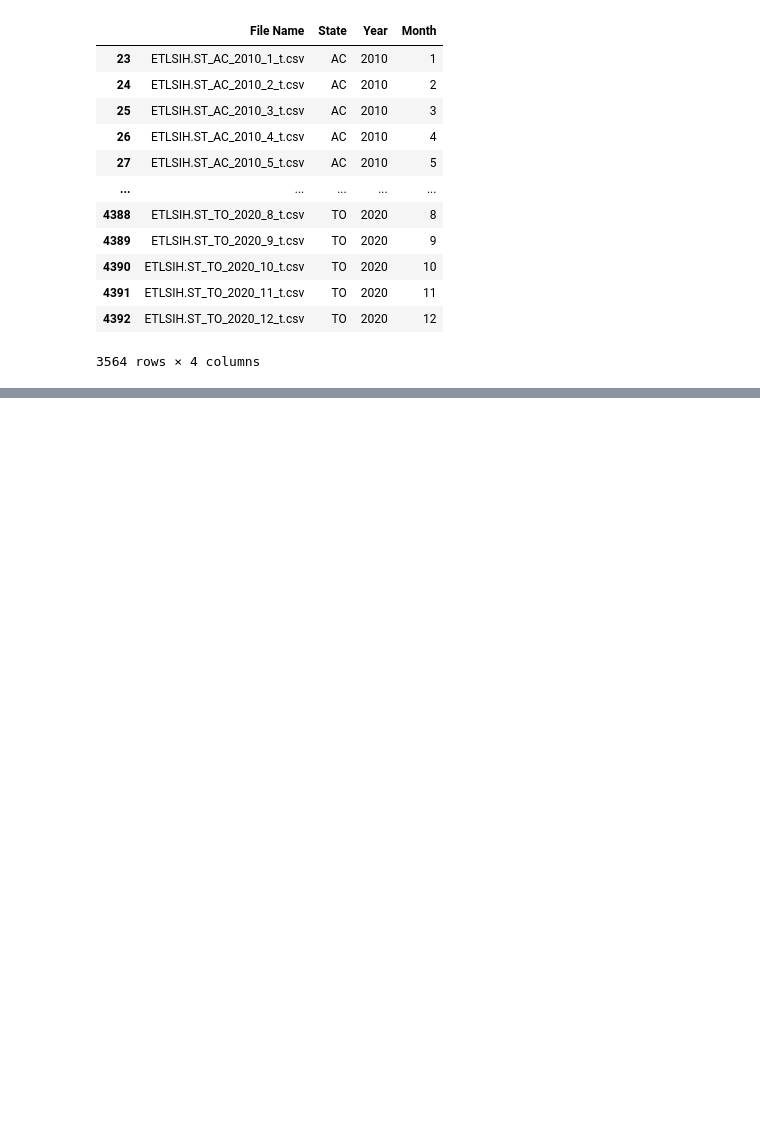
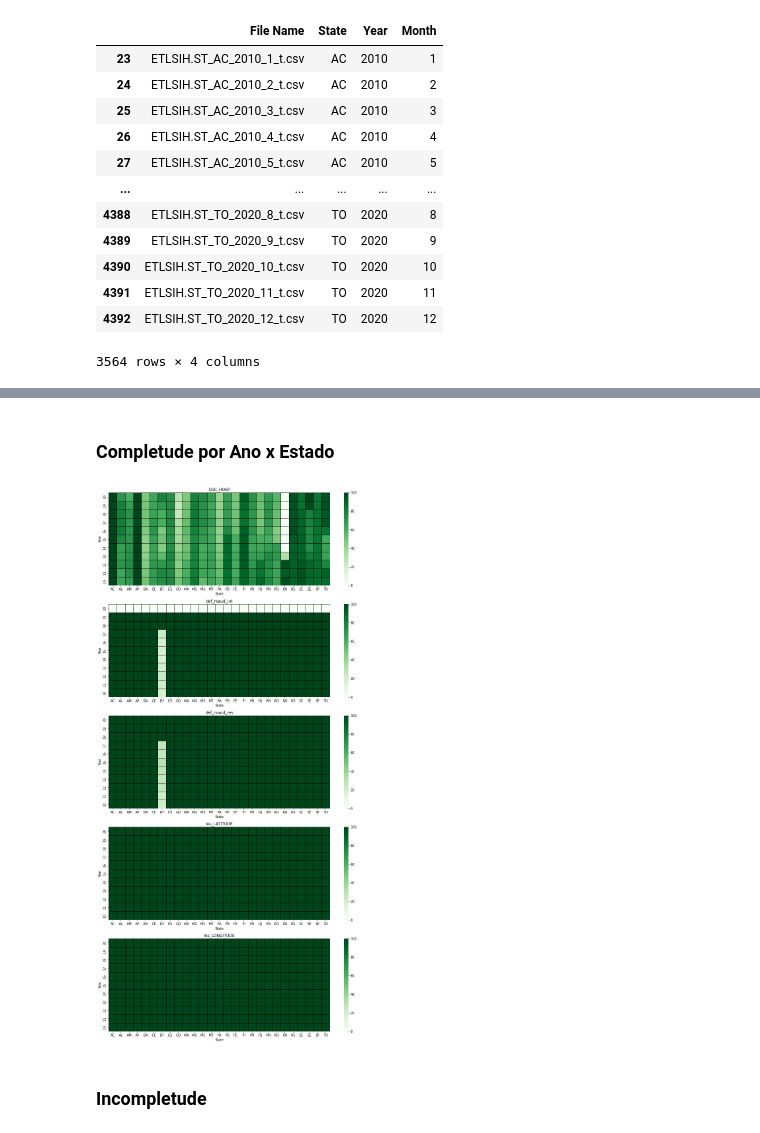
Before and after one commit to lucaslopes/gestantes, a Jupyter notebook: notebook.ipynb, the cells around one changed output, grey strips where cells are left out. Drawn from its saved outputs; the diff is of its cells as text; code cells hidden in the pictures; blank space fills up the shorter version.

```diff
--- a/notebook.ipynb
+++ b/notebook.ipynb
@@ -170,0 +209,2 @@ tabelas
+# %%
+NOTNULL_OUTPUT = 'data/info/notnull.csv'
@@ -170,0 +240,6 @@ tabelas
+# %%
+dict_cols['Completude'] = dict_cols['Coluna'].apply(
+    lambda col : round(
+        notnulls[col].sum() / notnulls['Rows'].sum() * 100,
+        2))
+dict_cols
@@ -170,0 +264,5 @@ tabelas
+# %%
+uncomplt_cols = dict_cols[
+    (dict_cols['Completude'] != 100) & (dict_cols['Completude'] != 0)]
+uncomplt_cols = uncomplt_cols.sort_values(by=['Completude'])
+uncomplt_cols
@@ -170,0 +276,34 @@ tabelas
+# %% [markdown]
+### Completude por Ano x Estado
+# %%
+def completness_by_year_state(column):
+    col_order = ['Year', 'State', 'Percent']
+    df = notnulls[col_order[:2]].copy()
+    df['Percent'] = round(notnulls[column] / notnulls['Rows'] * 100,2)
+    df = df[col_order].groupby(
+        by = col_order[:2],
+        as_index = False).mean()
+    df['Year'] = [int(str(year)[-2:])
+        for year in df['Year']]
+    df = df.pivot(*col_order)
+    df = df.sort_values(
+        by = 'Year',
+        ascending = False)
+    return df
+# %%
+f, axes = plt.subplots(5, 1, figsize=(15, 30))#, sharex=True)
+for i, col in enumerate(uncomplt_cols['Coluna']):
+    sns.heatmap(
+        data = completness_by_year_state(col),
+        cmap = 'Greens',
+        linewidths = .5,
+        linecolor = 'black',
+        vmin = 0,
+        vmax = 100,
+        ax = axes[i],
+    )
+    axes[i].set_title(col)
+# %% [output]
+[figure, added]
+# %% [markdown]
+### Incompletude
```
Also changed, not shown: parts of 18 cells of this notebook, 2 other files.
